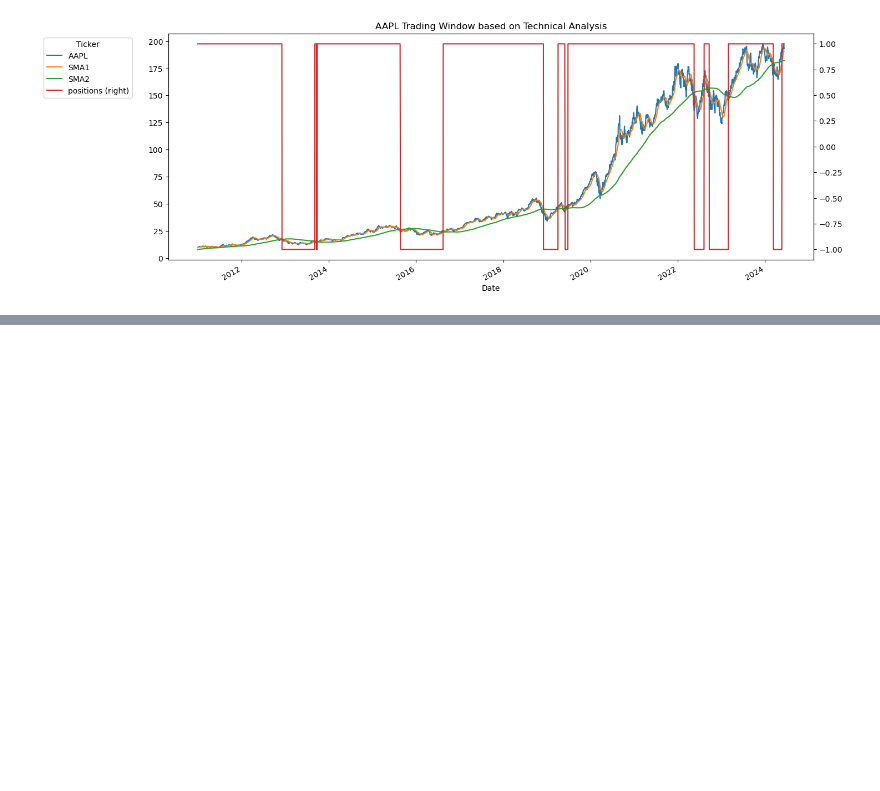
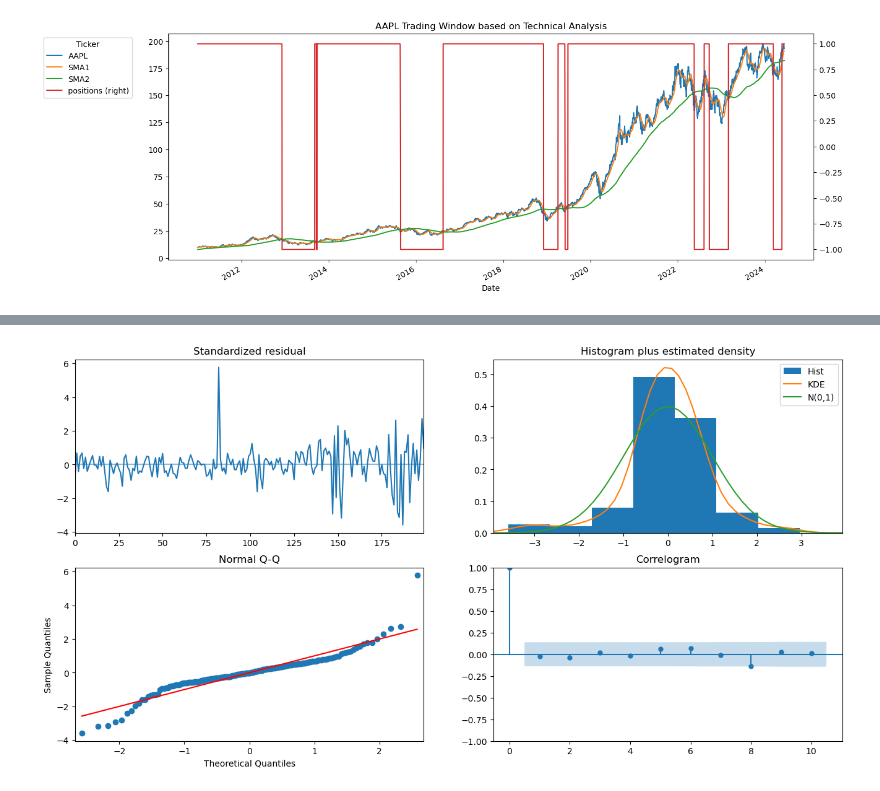
Before and after one commit to Respec-Do/study_Time_series, a Jupyter notebook: d_financial_market.ipynb, the cells around one changed output, grey strips where cells are left out. Cells and saved outputs as stored; diff of their text form; code cells hidden in the pictures; blank space fills up the shorter version.

```diff
--- a/d_financial_market.ipynb
+++ b/d_financial_market.ipynb
@@ -349,0 +439,10 @@ plt.show()
+# %%
+import pmdarima as pm
+
+model = pm.auto_arima(y=y_train,
+                      d=1,
+                      start_p=0, max_p=10,
+                      start_q=0, max_q=10,
+                      m=1, seasonal=False,
+                      stepwise=True,
+                      trace=True)
@@ -349,0 +459,2 @@ plt.show()
+# %%
+model.fit(y_train)
@@ -349,0 +501,7 @@ plt.show()
+# %%
+import matplotlib.pyplot as plt
+
+model.plot_diagnostics(figsize=(16, 8))
+plt.show()
+# %% [output]
+[figure, added]
```
Also changed, not shown: parts of 19 cells of this notebook, 1 other file.
